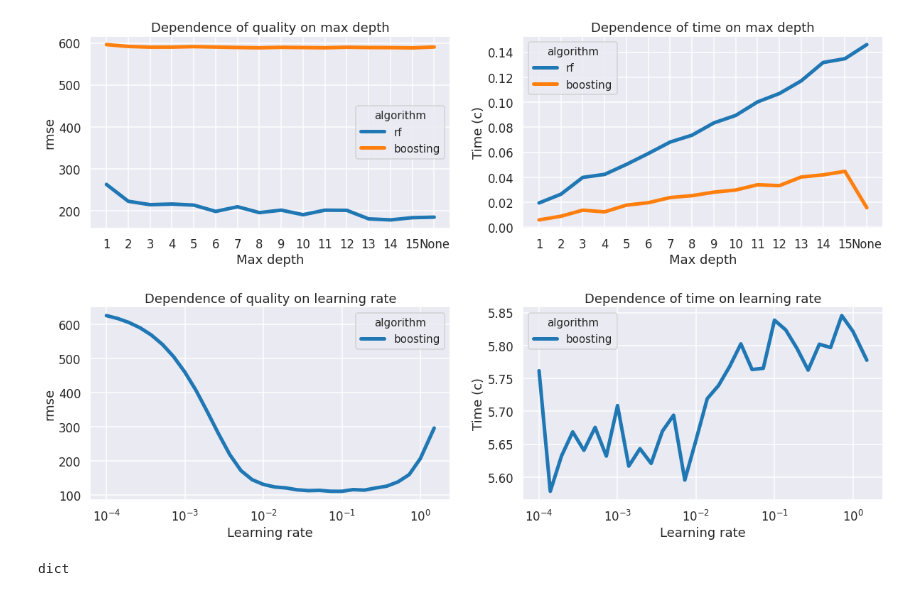
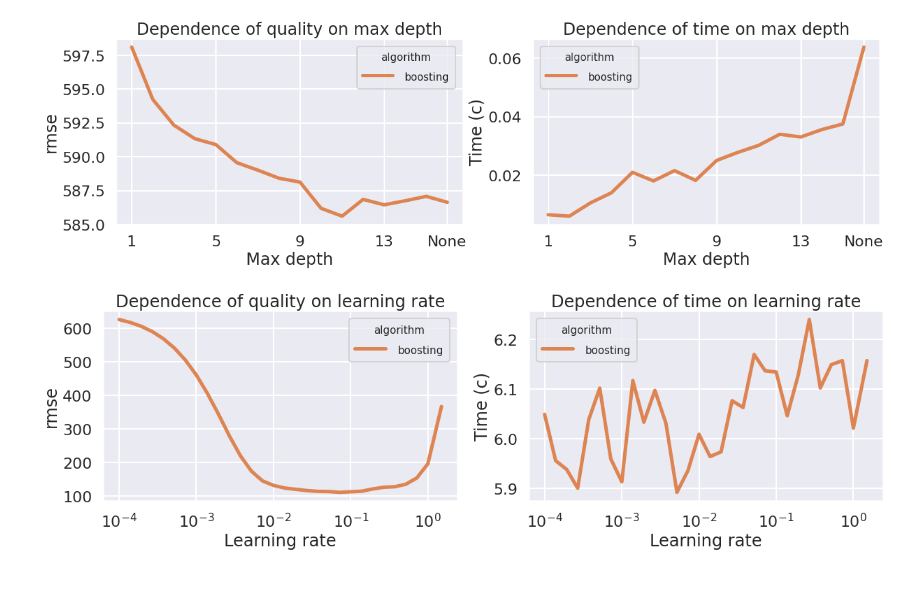
Before and after one commit to MikhailKuz/msu_courses, a Jupyter notebook: msu_practicum_project/experiments/code.ipynb, the cells around one changed output. Drawn from its saved outputs; the diff is of its cells as text; code cells hidden in the pictures.

Commit message:
add None max_depth

```diff
--- a/msu_practicum_project/experiments/code.ipynb
+++ b/msu_practicum_project/experiments/code.ipynb
@@ -11,9 +11,9 @@ import pandas as pd
 import scipy as sc
 import sklearn as skl
 from string import punctuation, whitespace
-import re
 import sys
 import numpy as np
+from matplotlib.ticker import MaxNLocator
 from google.colab import drive
 drive.mount('/content/drive')
 %cd /content/drive/MyDrive/5sem/mmp/prac_report/3/realization
@@ -25,10 +25,15 @@ from sklearn.metrics import accuracy_score
 from scipy.sparse import csr_matrix, hstack
 sns.set_context("talk")
 sns.set_style('darkgrid')
-
+plt.rcParams.update({'font.size': 18})
+plt.rcParams['legend.title_fontsize'] = 'xx-small'
+sns.set_theme('poster')
+title_leg_size = '15'
+font_leg_size = '15'
 
 %autoreload 2
 path = '/content/drive/MyDrive/5sem/mmp/prac_report/3/experiments/data/'
+pic_path = '/content/drive/MyDrive/5sem/mmp/prac_report/3/experiments/images/'
 # %%
 dt = pd.read_csv(path + 'train_data.csv')
 y = pd.read_csv(path + 'train_target.csv')
@@ -40,13 +45,11 @@ y = y['price'].values
 X_train, X_test, y_train, y_test = train_test_split(dt, y, random_state=0, test_size=0.3)
 # %%
 lab_v = []
-pic_path = '/content/drive/MyDrive/5sem/mmp/prac_report/3/experiments/images/'
-title_leg_size = '15'
-font_leg_size = '15'
 algs = {
     'rf': ensembles.RandomForestMSE(1000),
     'boosting': ensembles.GradientBoostingMSE(1000)
 }
+boosting_color = (0.8666666666666667, 0.5176470588235295, 0.3215686274509804)
 
 h = []
 for name, reg in algs.items():
@@ -154,11 +407,16 @@ plt.show()
 # %%
+lab_v = []
+algs = {
+    #'rf': ensembles.RandomForestMSE,
+    'boosting': ensembles.GradientBoostingMSE
+}
+
 h = []
-lab_v = []
 for name, mreg in algs.items():
     history = dict([('scores', []), ('time', [])])
-    for max_f in params['max_depth']:
+    for max_d in params['max_depth']:
         cmreg = deepcopy(mreg)
-        reg = cmreg(n_estimators=1, feature_subsample_size = max_f)
+        reg = cmreg(n_estimators=1, max_depth=max_d)
         start = timer()
         reg.fit(X_train, y_train)
         end = timer()
@@ -166,48 +424,46 @@ for name, mreg in algs.items():
         score = ensembles.rmse(y_test, reg.predict(X_test))
         history['scores'].append(score)
         history['time'].append(delta)
+    lab_v.append(name)
     h.append(history)
-    lab_v.append(name)
 
 fig, axs = plt.subplots(figsize=(2 * 10, 5), ncols=2, nrows=1)
 p = []
-labels = [str(i) for i in range(1, len(history['scores']))] + ['None']
-ticks = list(range(1, len(history['scores']) + 1))
 for history in h:
-    p.append(axs[0].plot(ticks, history['scores'], linewidth=5))
+    p.append(axs[0].plot(ticks, history['scores'], color=boosting_color, linewidth=5))
 
 axs[0].set_title('Dependence of quality on max depth')
 axs[0].set_ylabel('rmse')
 axs[0].set_xlabel('Max depth')
 axs[0].grid(True)
 plt.sca(axs[0])
-plt.xticks(ticks, labels)
+plt.xticks(lticks, labels)
 
 legend = axs[0].legend((pj[0] for pj in p), lab_v)
 legend.set_title('algorithm')
 plt.setp(axs[0].get_legend().get_texts(), fontsize=font_leg_size)
 plt.setp(axs[0].get_legend().get_title(), fontsize=title_leg_size)
 
 
 p = []
 for history in h:
-    p.append(axs[1].plot(ticks, history['time'], linewidth=5))
+    p.append(axs[1].plot(ticks, history['time'], color=boosting_color, linewidth=5))
 
 axs[1].set_title('Dependence of time on max depth')
 axs[1].set_ylabel('Time (c)')
 axs[1].set_xlabel('Max depth')
 axs[1].grid(True)
 plt.sca(axs[1])
-plt.xticks(ticks, labels)
+plt.xticks(lticks, labels)
 
 legend = axs[1].legend((pj[0] for pj in p), lab_v)
 legend.set_title('algorithm')
 plt.setp(axs[1].get_legend().get_texts(), fontsize=font_leg_size)
 plt.setp(axs[1].get_legend().get_title(), fontsize=title_leg_size)
-fig.savefig(pic_path + 'max_depth.pdf', bbox_inches='tight')
+fig.savefig(pic_path + 'max_depth_boost.pdf', bbox_inches='tight')
 plt.show()
 # %% [output]
-[figure, old version]
+[figure, new version]
 # %%
 h = []
 lab_v = []
@@ -230,7 +486,7 @@ lab_v.append(name)
 fig, axs = plt.subplots(figsize=(2 * 10, 5), ncols=2, nrows=1)
 p = []
 for history in h:
-    p.append(axs[0].plot(params['lr'], history['scores'], linewidth=5))
+    p.append(axs[0].plot(params['lr'], history['scores'], color=boosting_color, linewidth=5))
 
 axs[0].set_title('Dependence of quality on learning rate')
 axs[0].set_ylabel('rmse')
@@ -247,7 +503,7 @@ plt.setp(axs[0].get_legend().get_title(), fontsize=title_leg_size)
 
 p = []
 for history in h:
-    p.append(axs[1].plot(params['lr'], history['time'], linewidth=5))
+    p.append(axs[1].plot(params['lr'], history['time'], color=boosting_color, linewidth=5))
 
 axs[1].set_title('Dependence of time on learning rate')
 axs[1].set_ylabel('Time (c)')
@@ -263,8 +519,4 @@ plt.setp(axs[1].get_legend().get_title(), fontsize=title_leg_size)
 fig.savefig(pic_path + 'learning_rate.pdf', bbox_inches='tight')
 plt.show()
 # %% [output]
-[figure, old version]
+[figure, new version]
-# %%
-type({})
-# %% [output]
-dict
```
Also changed, not shown: parts of 6 cells of this notebook.
